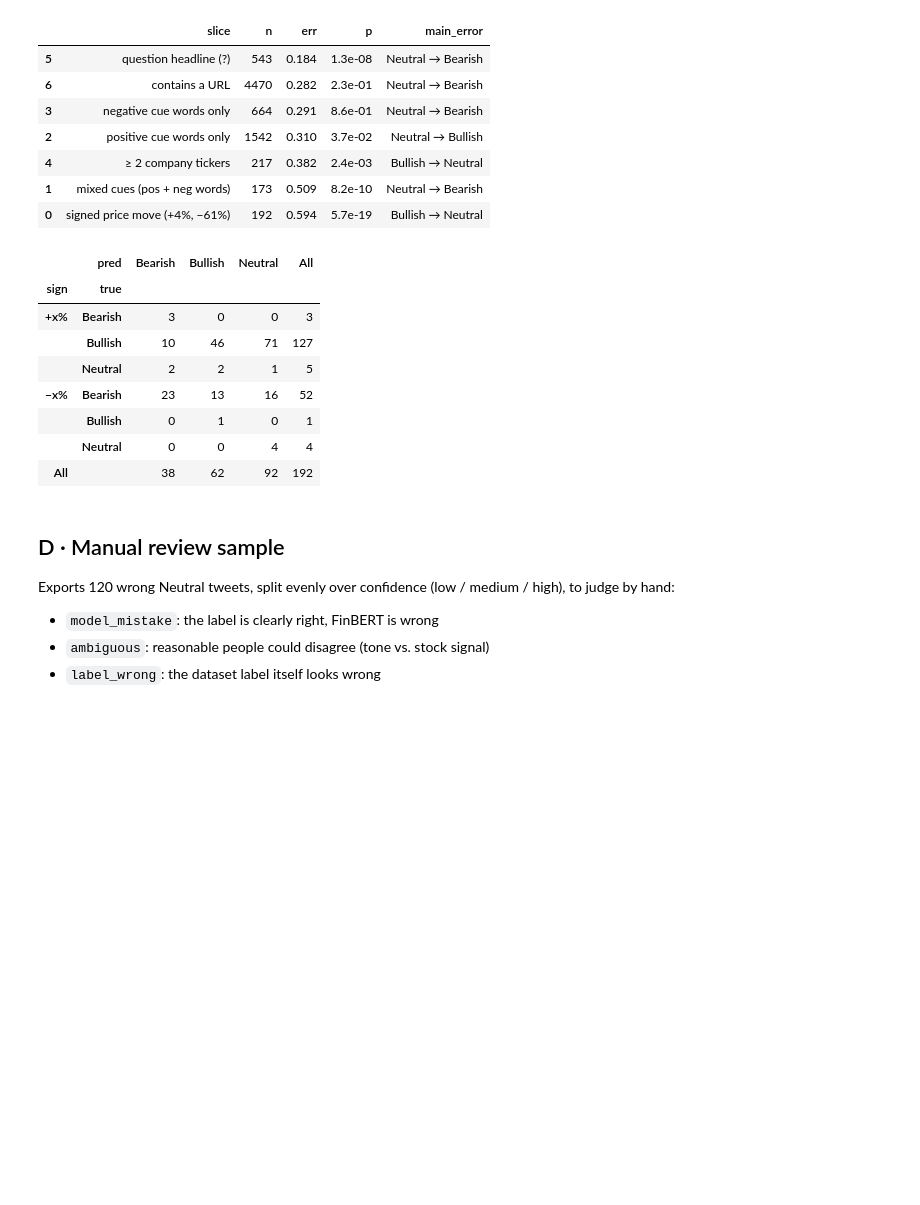
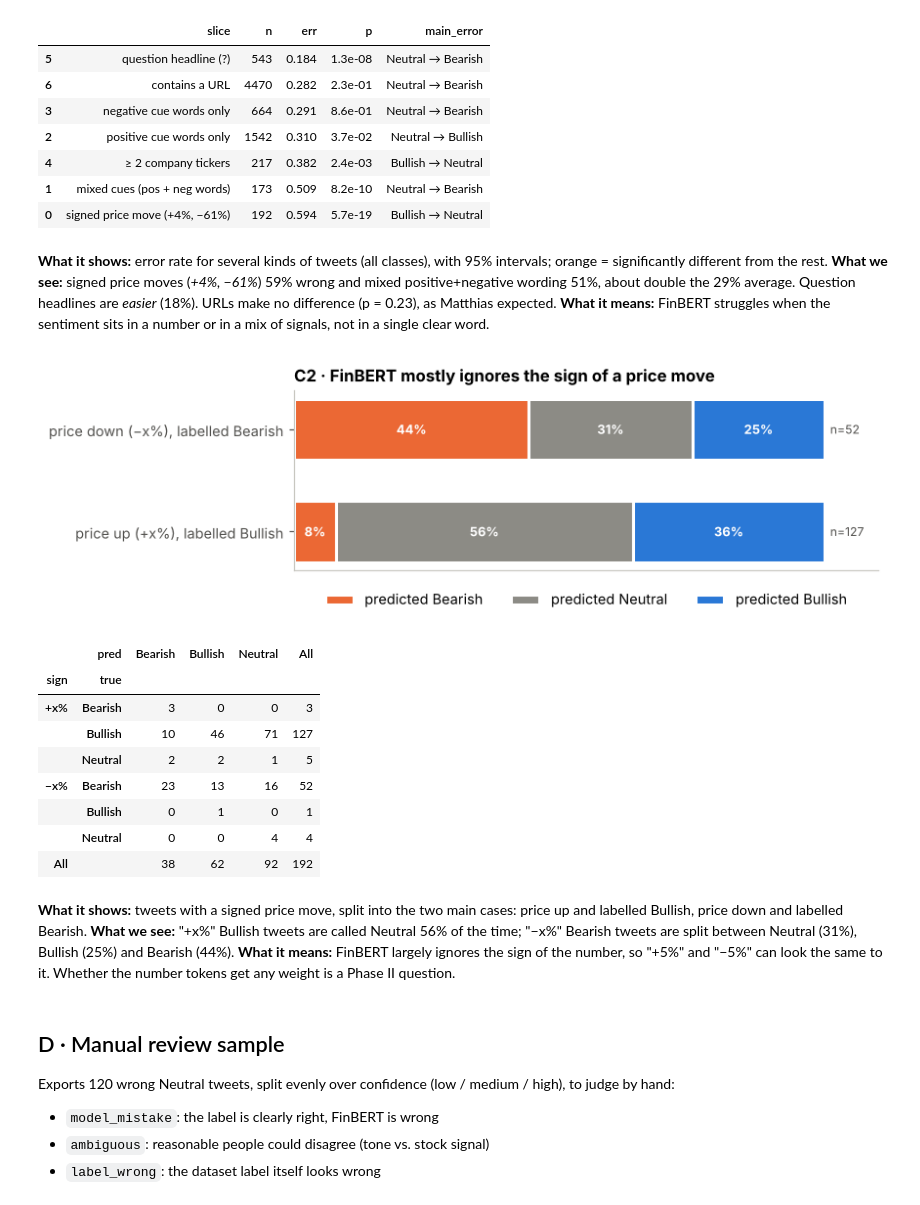
Before and after one commit to DharmikChaklasiya/AI-Visualization, a Jupyter notebook: Phase_1_Using_AI/01_neutral_error_analysis.ipynb, the cells around one changed output. Saved outputs shown, nothing was run; the diff lists cells and outputs as text; code cells hidden in the pictures; blank space fills up the shorter version.

```diff
--- a/Phase_1_Using_AI/01_neutral_error_analysis.ipynb
+++ b/Phase_1_Using_AI/01_neutral_error_analysis.ipynb
@@ -395,21 +442,44 @@ S.assign(err=S.err.round(3), p=S.p.map("{:.1e}".format)).drop(columns=["lo", "hi
 | 4 | ≥ 2 company tickers | 217 | 0.382 | 2.4e-03 | Bullish → Neutral |
 | 1 | mixed cues (pos + neg words) | 173 | 0.509 | 8.2e-10 | Neutral → Bearish |
 | 0 | signed price move (+4%, −61%) | 192 | 0.594 | 5.7e-19 | Bullish → Neutral |
-# %%
-# C2 · Signed price moves: does FinBERT read the sign?
-sign = d.text.str.extract(r"([+-])\d+(?:\.\d+)?%")[0]
-s = d[sign.notna()].assign(sign=sign.dropna().map({"+": "+x%", "-": "−x%"}))
-pd.crosstab([s.sign, s.true], s.pred, margins=True)
-# %% [output]
-|  | pred | Bearish | Bullish | Neutral | All |
-| sign | true |  |  |  |  |
-| +x% | Bearish | 3 | 0 | 0 | 3 |
-|  | Bullish | 10 | 46 | 71 | 127 |
-|  | Neutral | 2 | 2 | 1 | 5 |
-| −x% | Bearish | 23 | 13 | 16 | 52 |
-|  | Bullish | 0 | 1 | 0 | 1 |
-|  | Neutral | 0 | 0 | 4 | 4 |
-| All |  | 38 | 62 | 92 | 192 |
+# %% [markdown]
+**What it shows:** error rate for several kinds of tweets (all classes), with 95% intervals; orange = significantly different from the rest.
+**What we see:** signed price moves (*+4%, −61%*) 59% wrong and mixed positive+negative wording 51%, about double the 29% average. Question headlines are *easier* (18%). URLs make no difference (p = 0.23), as Matthias expected.
+**What it means:** FinBERT struggles when the sentiment sits in a number or in a mix of signals, not in a single clear word.
+# %%
+# C2 · Signed price moves: does FinBERT read the sign?
+sign = d.text.str.extract(r"([+-])\d+(?:\.\d+)?%")[0]
+s = d[sign.notna()].assign(sign=sign.dropna().map({"+": "+x%", "-": "−x%"}))
+groups = [("+x%", "Bullish"), ("−x%", "Bearish")]   # the two big cells: price up & labelled Bullish, price down & labelled Bearish
+fig, ax = plt.subplots(figsize=(8, 2.6)); left = np.zeros(2)
+sh = pd.DataFrame([s[(s.sign == g) & (s.true == t)].pred.value_counts(normalize=True).reindex(ORDER, fill_value=0) for g, t in groups])
+nn = [((s.sign == g) & (s.true == t)).sum() for g, t in groups]
+labels = [f"price up (+x%), labelled Bullish", f"price down (−x%), labelled Bearish"]
+for c in ORDER:
+    ax.barh(labels, sh[c], left=left, color=CLS[c], height=.6, edgecolor="white", linewidth=2, label=f"predicted {c}")
+    for i, v in enumerate(sh[c]):
+        if v > .07: ax.text(left[i] + v/2, i, f"{v:.0%}", ha="center", va="center", color="white", weight="bold", fontsize=8.5)
+    left += sh[c].values
+for i, n in enumerate(nn): ax.text(1.01, i, f"n={n}", va="center", fontsize=8, color=INK)
+ax.set_xlim(0, 1.1); ax.set_xticks([]); ax.legend(frameon=False, loc="upper center", bbox_to_anchor=(.5, -.04), ncol=3)
+ax.set_title("C2 · FinBERT mostly ignores the sign of a price move", loc="left")
+plt.tight_layout(); plt.savefig("figures/C2_signed_moves.png", dpi=160); plt.show()
+pd.crosstab([s.sign, s.true], s.pred, margins=True)
+# %% [output]
+[figure, added]
+|  | pred | Bearish | Bullish | Neutral | All |
+| sign | true |  |  |  |  |
+| +x% | Bearish | 3 | 0 | 0 | 3 |
+|  | Bullish | 10 | 46 | 71 | 127 |
+|  | Neutral | 2 | 2 | 1 | 5 |
+| −x% | Bearish | 23 | 13 | 16 | 52 |
+|  | Bullish | 0 | 1 | 0 | 1 |
+|  | Neutral | 0 | 0 | 4 | 4 |
+| All |  | 38 | 62 | 92 | 192 |
+# %% [markdown]
+**What it shows:** tweets with a signed price move, split into the two main cases: price up and labelled Bullish, price down and labelled Bearish.
+**What we see:** "+x%" Bullish tweets are called Neutral 56% of the time; "−x%" Bearish tweets are split between Neutral (31%), Bullish (25%) and Bearish (44%).
+**What it means:** FinBERT largely ignores the sign of the number, so "+5%" and "−5%" can look the same to it. Whether the number tokens get any weight is a Phase II question.
 # %% [markdown]
 ## D · Manual review sample
 Exports 120 wrong Neutral tweets, split evenly over confidence (low / medium / high), to judge by hand:
```
Also changed, not shown: parts of 11 cells of this notebook, 9 other files.
